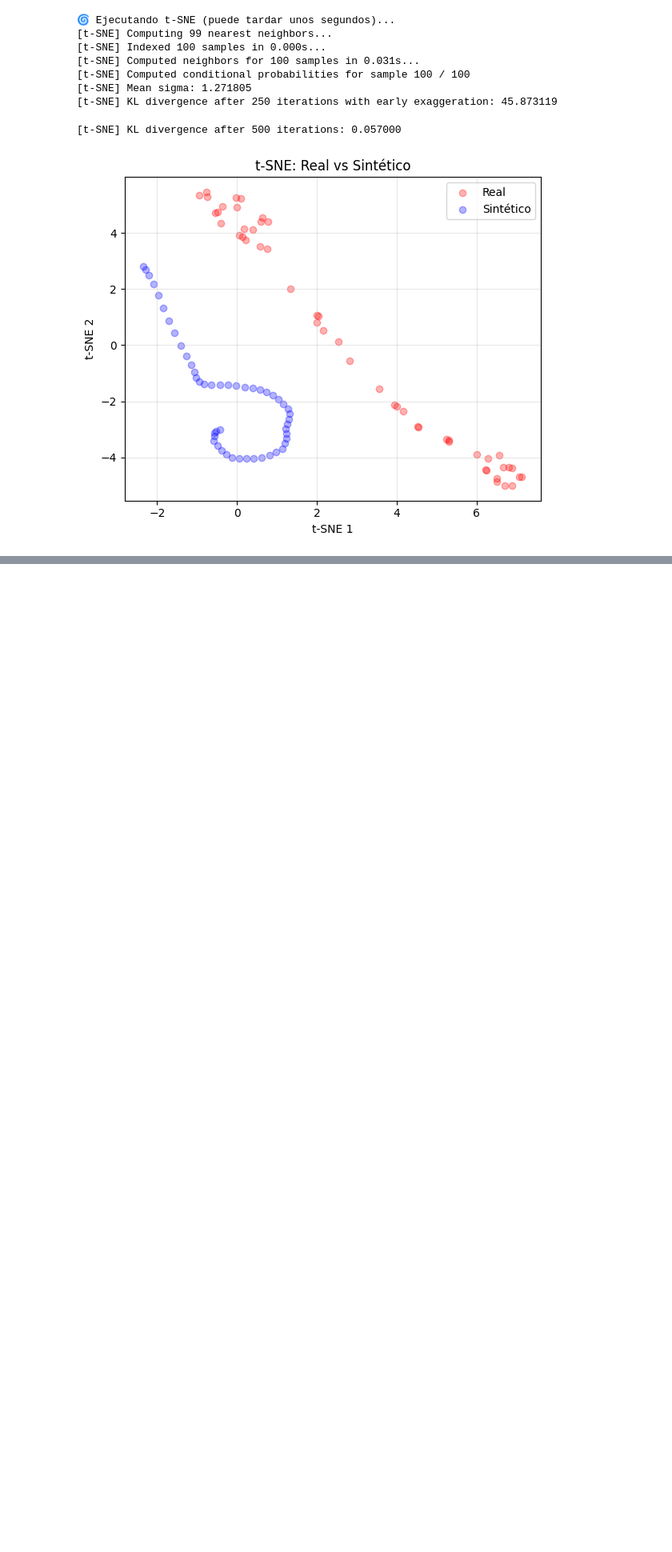
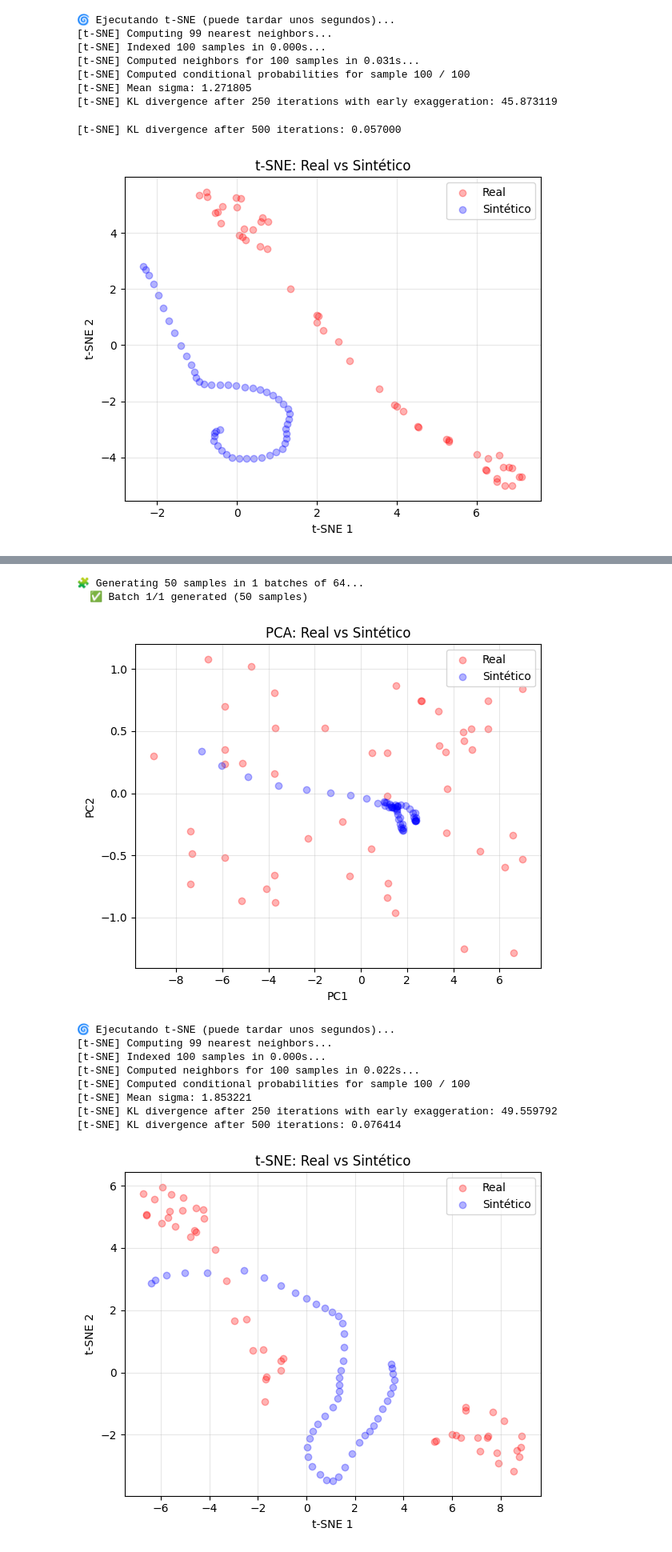
Before and after one commit to JBP1951/Thesis-TIMEGAN, a Jupyter notebook: Thesis copy 2/Thesis_tgan.ipynb, the cells around one changed output, grey strips where cells are left out. Shown at 80% size. Cells and saved outputs as stored; diff of their text form; code cells hidden in the pictures; blank space fills up the shorter version.

```diff
--- a/Thesis copy 2/Thesis_tgan.ipynb
+++ b/Thesis copy 2/Thesis_tgan.ipynb
@@ -233,0 +269,32 @@ visualization(ori_vis, gen_vis, 'tsne')
+# %%
+from generation_TGAN import safe_generation
+generated_data = safe_generation(model, num_samples=50, batch_size=64)
+
+n_vis = 5000  # target
+
+n_real = min(n_vis, len(ori_data))
+n_fake = min(n_vis, len(generated_data))
+
+idx_real = np.random.choice(len(ori_data), n_real, replace=False)
+idx_fake = np.random.choice(len(generated_data), n_fake, replace=False)
+
+ori_vis = [ori_data[i] for i in idx_real]
+gen_vis = [generated_data[i] for i in idx_fake]
+
+from visualization_TGAN import visualization
+
+visualization(ori_vis, gen_vis, 'pca')
+visualization(ori_vis, gen_vis, 'tsne')
+# %% [output]
+🧩 Generating 50 samples in 1 batches of 64...
+  ✅ Batch 1/1 generated (50 samples)
+[figure, added]
+🌀 Ejecutando t-SNE (puede tardar unos segundos)...
+[t-SNE] Computing 99 nearest neighbors...
+[t-SNE] Indexed 100 samples in 0.000s...
+[t-SNE] Computed neighbors for 100 samples in 0.022s...
+[t-SNE] Computed conditional probabilities for sample 100 / 100
+[t-SNE] Mean sigma: 1.853221
+[t-SNE] KL divergence after 250 iterations with early exaggeration: 49.559792
+[t-SNE] KL divergence after 500 iterations: 0.076414
+[figure, added]
```
Also changed, not shown: parts of 5 cells of this notebook, 1 other file.
